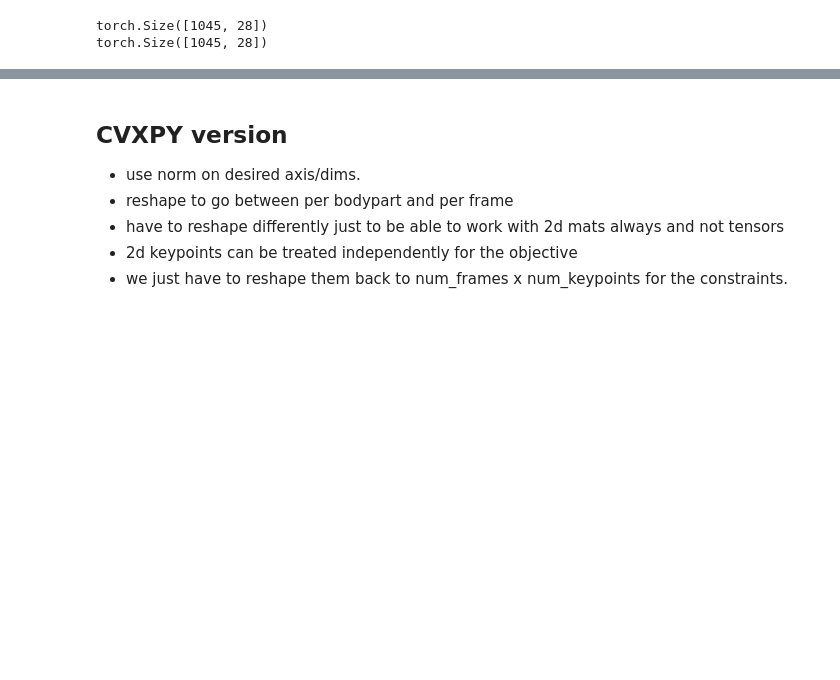
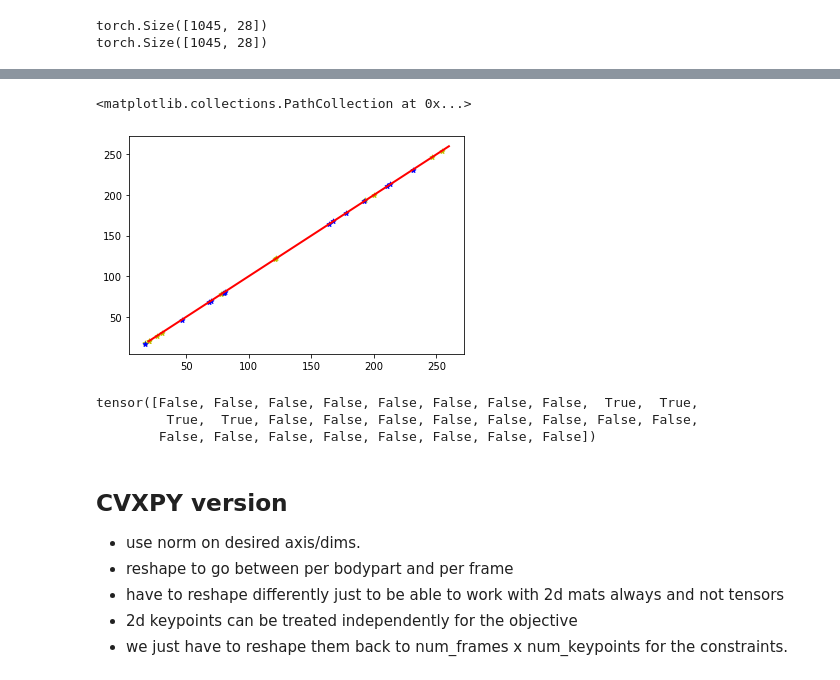
Before and after one commit to paninski-lab/lightning-pose, a Jupyter notebook: scripts/post_process_preds.ipynb, the cells around one changed output, grey strips where cells are left out. Cells and saved outputs as stored; diff of their text form; code cells hidden in the pictures; blank space fills up the shorter version.

```diff
--- a/scripts/post_process_preds.ipynb
+++ b/scripts/post_process_preds.ipynb
@@ -151,3 +245,16 @@ torch.Size([1045, 28])
+# %%
+plt.plot([20,260], [20,260], c='r', linewidth=2.0)
+plt.scatter(cloned_reshaped_vec[:,0], pred_reshaped_vec[:,0], marker = "*", c='y', label="ppca-input", s=25, zorder=2)
+plt.scatter(cloned_reshaped_vec[:,1], pred_reshaped_vec[:,1], marker = "*", c='b', label="ppca-input", s=25, zorder=2)
+# %% [output]
+<matplotlib.collections.PathCollection at 0x...>
+[figure, added]
+# %%
+torch.isnan(gt_vector)
+# %% [output]
+tensor([False, False, False, False, False, False, False, False,  True,  True,
+         True,  True, False, False, False, False, False, False, False, False,
+        False, False, False, False, False, False, False, False])
 # %% [markdown]
 ## CVXPY version
 * use norm on desired axis/dims.
```
Also changed, not shown: parts of 12 cells of this notebook, 2 other files.
